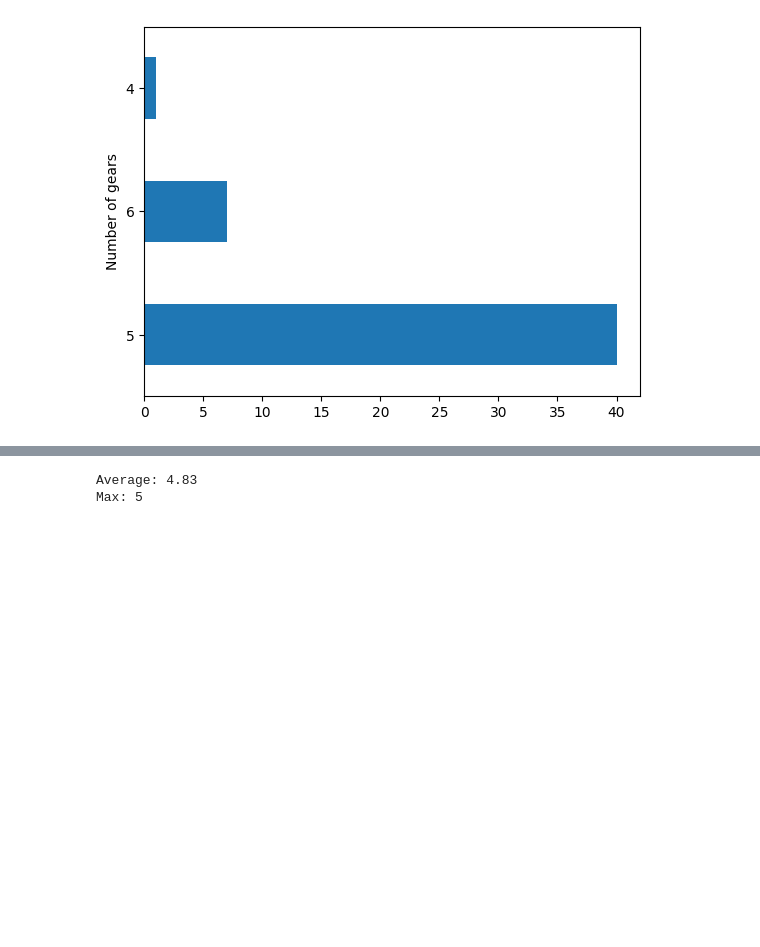
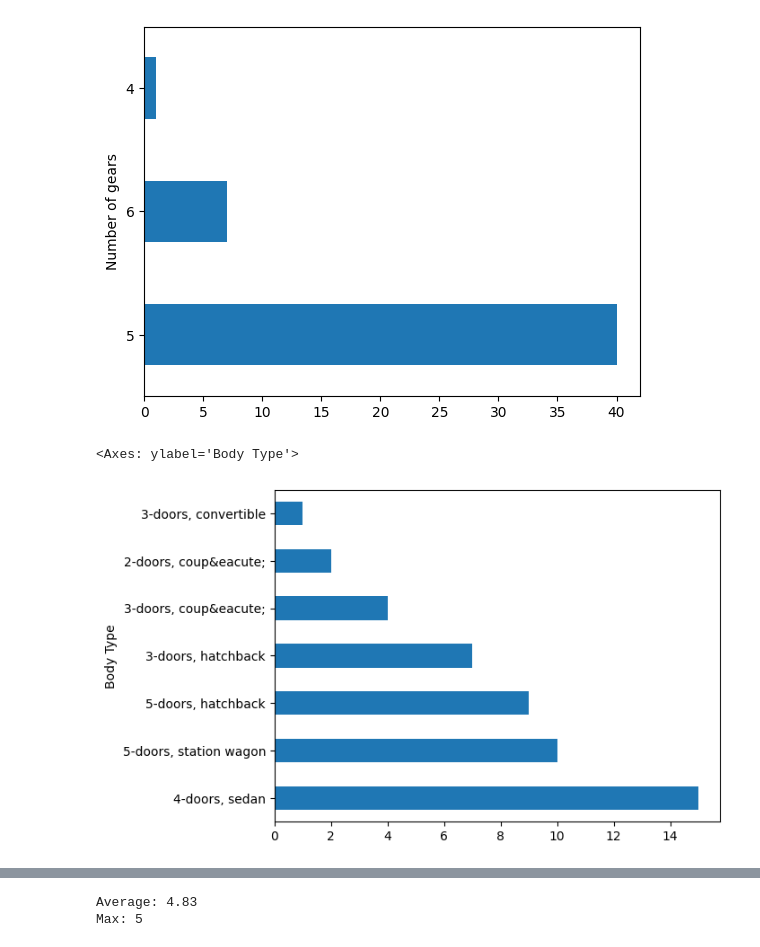
Before and after one commit to urbancluka/UVP-Projektna-naloga, a Jupyter notebook: analiza.ipynb, the cells around one changed output, grey strips where cells are left out. Cells and saved outputs as stored; diff of their text form; code cells hidden in the pictures; blank space fills up the shorter version.

Commit message:
Add and fixed body type

```diff
--- a/analiza.ipynb
+++ b/analiza.ipynb
@@ -71,3 +71,9 @@ print(f"Max: {podatki_o_avtih["Number of gears"].max()}")
 Average: 5.12
 Max: 6
 [figure]
+# %%
+oblika = podatki_o_avtih["Body Type"].value_counts()
+oblika.plot.barh()
+# %% [output]
+<Axes: ylabel='Body Type'>
+[figure, added]
```
Also changed, not shown: parts of 3 cells of this notebook.
